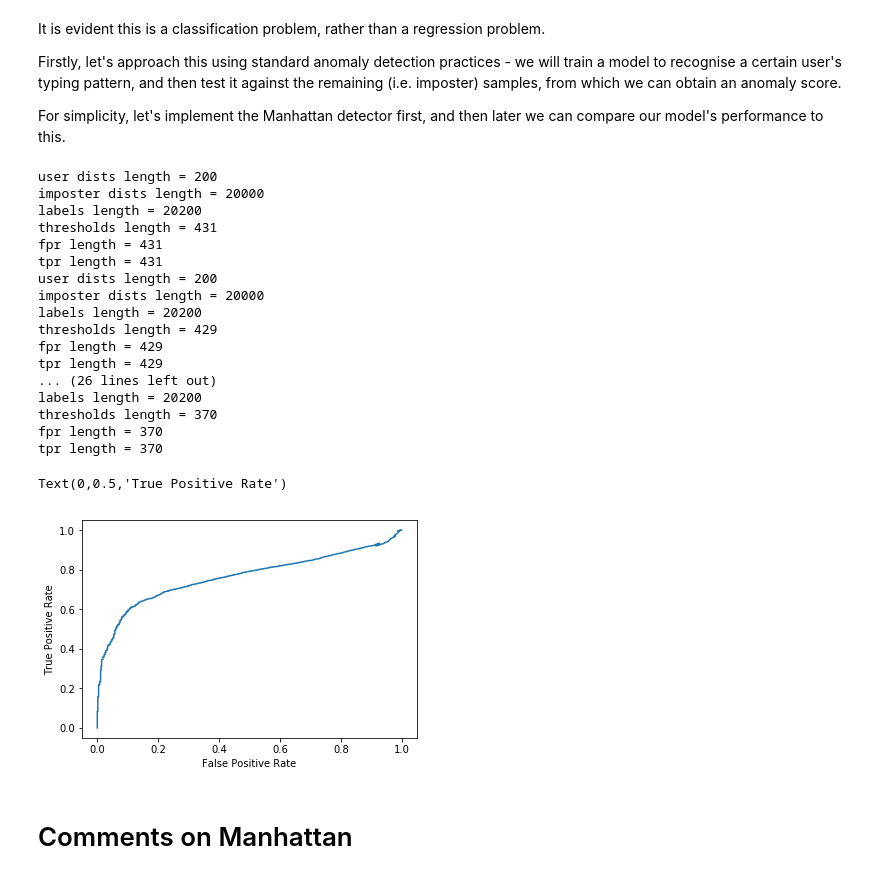
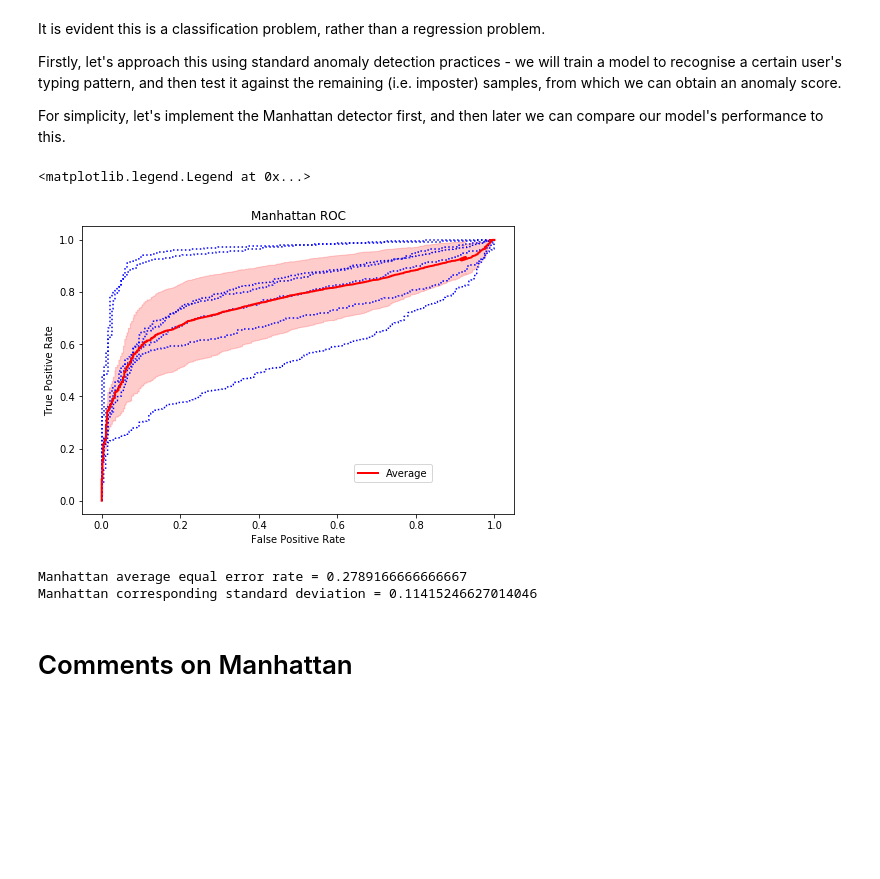
Before and after one commit to antonyfray/keystroke-dynamics-cmu, a Jupyter notebook: manhattan.ipynb, the cells around one changed output. Saved outputs shown, nothing was run; the diff lists cells and outputs as text; code cells hidden in the pictures; blank space fills up the shorter version.

Commit message:
Filled roc curve error bands. Std dev on eer

```diff
--- a/manhattan.ipynb
+++ b/manhattan.ipynb
@@ -75,6 +75,10 @@ For simplicity, let's implement the Manhattan detector first, and then later we
 fpr_list = []
 tpr_list = []
 eer_list = []
+eer_std_list = []
+
+fig = plt.figure()
+
 for subject in subjects:
     real_user = df.loc[df.subject == subject]
     fake_user = df.loc[df.subject != subject]
@@ -94,6 +98,7 @@ for subject in subjects:
 
     # Train
     mean_vector = training_data.mean().values # store mean vector in a numpy array to use with cityblock func below
+
     # Test - for each row (entry), compute cityblock distance between mean vector and test vector
     user_dists = []
     imposter_dists = []
@@ -109,69 +114,61 @@ for subject in subjects:
     # Labels: 0 = user, 1 = imposter. We therefore need np arrays of 0s and 1s to same length as NSamples
     labels = [0]*len(user_dists) + [1]*len(imposter_dists)
     fpr, tpr, thresholds = roc_curve(labels, user_dists + imposter_dists)
 
-    # plot ROC curve of each model. TODO can we get the average on here, as an identifiable colour? Below works btw
-    plt.plot(fpr,tpr)
-    plt.xlabel('False Positive Rate')
-    plt.ylabel('True Positive Rate')
+    # add roc curve of each model iteration to a pre-created figure
+    # TODO add unique label to each axes we create here to suppress the annoying warning
+    ax = fig.add_axes([0,0,1,1])
+    ax.plot(fpr,tpr,'blue',ls=':')
     if subject == "s010":
         break
 
     # TPR = TP / (TP + FN) i.e. over total positives that shouldve been identified as true
     # FPR = FP / (FP + TN) i.e. over total negatives that shouldve been identified as true
     # TPR + FNR = 1
     # FPR + TNR = 1
     fnr = 1 - tpr
 
     # Equal error rate is where fnr = fpr (or minimum distance between them)
     # So we calculate the absolute difference between fnr and fpr and find where that's minimised
     # Small differences are present depending on whether we do fnr[] or fpr[] as we aren't interpolating
     eer = fnr[np.nanargmin(np.absolute(fnr-fpr))]
     eer2 = fpr[np.nanargmin(np.absolute(fnr-fpr))]
 
     eer_list.append(eer)
     fpr_list.append(fpr)
     tpr_list.append(tpr)
-    # Problem: fpr and fnr values are varying between iterations (up AND down)
-    # Need a way to normalise the array lengths
-
 
 # https://docs.python.org/3/library/itertools.html#itertools.zip_longest
- #https://stackoverflow.com/questions/52671807/python-multiple-lists-of-different-lengths-averages-and-standard-deviations
+# https://stackoverflow.com/questions/52671807/python-multiple-lists-of-different-lengths-averages-and-standard-deviations
 mean_fpr = np.nanmean(np.array(list(zip_longest(*fpr_list)),dtype=float),axis=1)
 mean_tpr = np.nanmean(np.array(list(zip_longest(*tpr_list)),dtype=float),axis=1)
 
-std_fpr = np.nanstd(np.array(list(zip_longest(*fpr_list)),dtype=float),axis=1,ddof=1)
-std_tpr = np.nanstd(np.array(list(zip_longest(*tpr_list)),dtype=float),axis=1,ddof=1)
+std_fpr = np.nanstd(np.array(list(zip_longest(*fpr_list)),dtype=float),axis=1) #,ddof=1
+std_tpr = np.nanstd(np.array(list(zip_longest(*tpr_list)),dtype=float),axis=1) #,ddof=1
 
-#print(average_fpr)
+# for error bar propagation
+up_tpr = mean_tpr + std_tpr #np.minimum(mean_tpr + std_tpr, 1)
+low_tpr = mean_tpr - std_tpr
 
-plt.plot(mean_fpr,mean_tpr)
-plt.xlabel('False Positive Rate')
-plt.ylabel('True Positive Rate')
+ax = fig.add_axes([0,0,1,1])
+ax.set_title('Manhattan ROC')
+ax.plot(mean_fpr,mean_tpr,'red',ls='-',lw=2,label='Average')
+ax.fill_between(mean_fpr, low_tpr, up_tpr, color='red', alpha=0.2)
+ax.set_xlabel('False Positive Rate')
+ax.set_ylabel('True Positive Rate')
+fig.legend(loc=[0.65,0.2])
+
+# TODO could make table / output at end of , for each type of model, best eer, worst eer and mean eer
 # %% [output]
-user dists length = 200
-imposter dists length = 20000
-labels length = 20200
-thresholds length = 431
-fpr length = 431
-tpr length = 431
-user dists length = 200
-imposter dists length = 20000
-labels length = 20200
-thresholds length = 429
-fpr length = 429
-tpr length = 429
-... (26 lines left out)
-labels length = 20200
-thresholds length = 370
-fpr length = 370
-tpr length = 370
+<matplotlib.legend.Legend at 0x...>
-Text(0,0.5,'True Positive Rate')
-[figure, old version]
+[figure, new version]
 # %%
 # Compute average eer
 print("Manhattan average equal error rate = {}".format(np.mean(eer_list)))
+print("Manhattan corresponding standard deviation = {}".format(np.std(eer_list, ddof=0)))
+# %% [output]
+Manhattan average equal error rate = 0.2789166666666667
+Manhattan corresponding standard deviation = 0.11415246627014046
 # %% [markdown]
 # Comments on Manhattan
 # %% [markdown]
```
